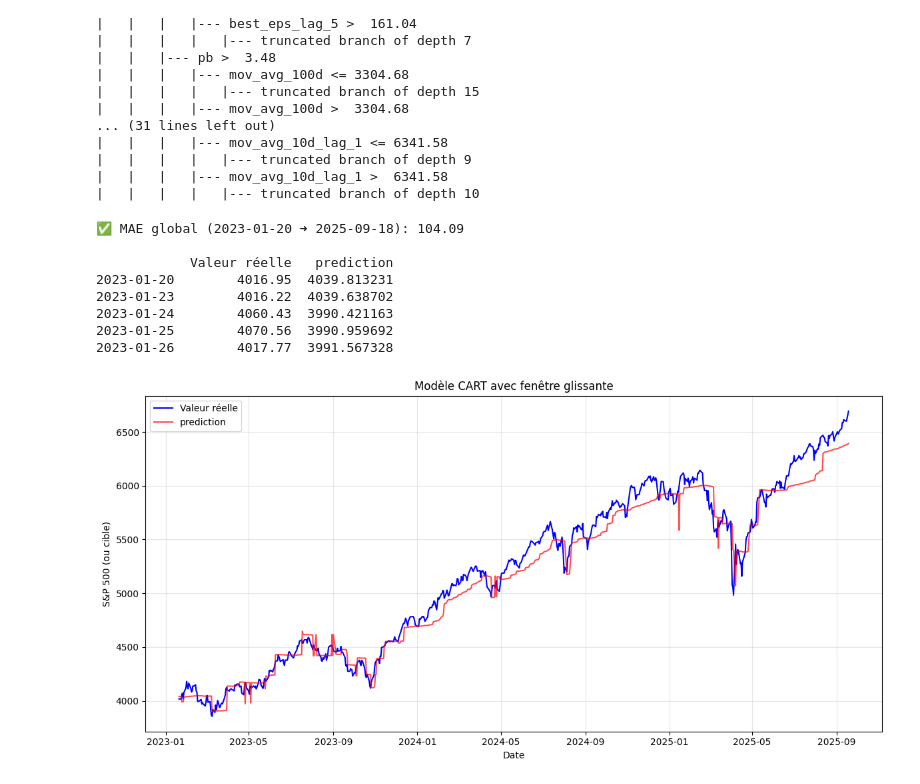
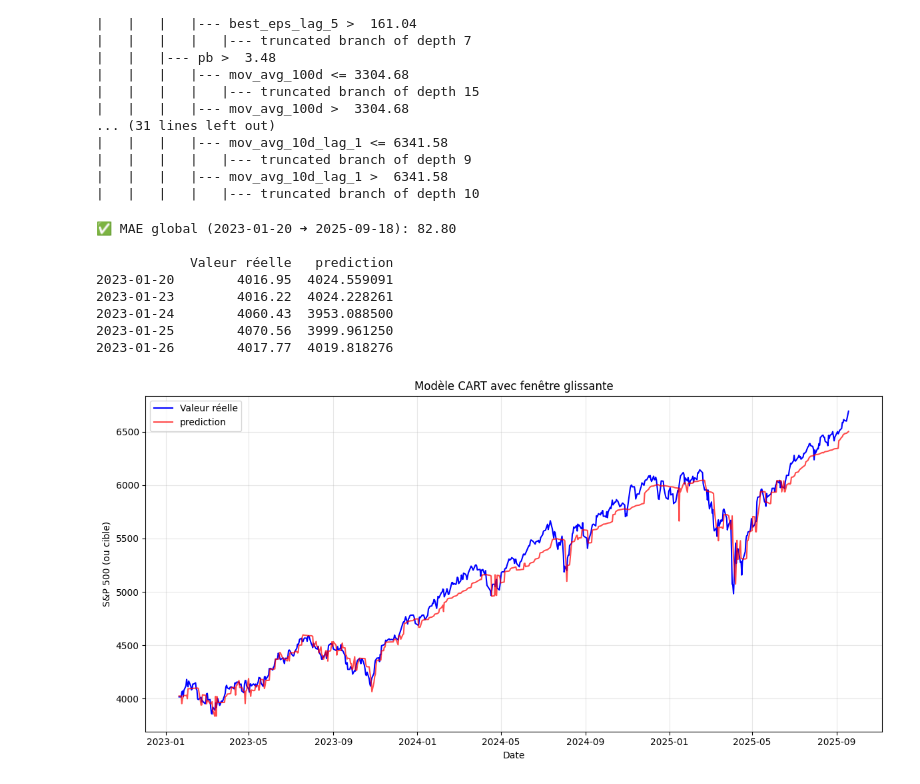
Before and after one commit to Alazuz/bigdata_project, a Jupyter notebook: CART.ipynb, the cells around one changed output. Saved outputs shown, nothing was run; the diff lists cells and outputs as text; code cells hidden in the pictures.

Commit message:
CART

```diff
--- a/CART.ipynb
+++ b/CART.ipynb
@@ -695,7 +695,7 @@ for current_date in pd.date_range(start=start_date, end=end_date, freq='B'):  #
 
     # Entraîner le modèle
     model = DecisionTreeRegressor(
-                max_depth=3,
+                max_depth=6,
                 min_samples_split=50,
                 min_samples_leaf=20,
                 random_state=42
@@ -714,38 +714,38 @@ returns_dates = prediction_dates[1:]
 
 
 # === Résultats === #
 results = pd.DataFrame({
     'Valeur réelle': true_values,
     'prediction': predictions,
     # 'Signal achat': signals
 }, index=prediction_dates)
 
 # === Évaluation === #
 mae = mean_absolute_error(results['Valeur réelle'], results['prediction'])
 print(f"\n✅ MAE global ({start_date} ➜ {end_date}): {mae:.2f}\n")
 
 print(results.head())
 
 # === Affichage === #
 plt.figure(figsize=(12,6))
 plt.plot(results.index, results['Valeur réelle'], label='Valeur réelle', color='blue')
 plt.plot(results.index, results['prediction'], label='prediction', color='red', alpha=0.7)
 plt.title("Modèle CART avec fenêtre glissante")
 plt.xlabel("Date")
 plt.ylabel("S&P 500 (ou cible)")
 plt.legend()
 plt.grid(True, alpha=0.3)
 plt.tight_layout()
 plt.show()
 
-results.to_csv('Test_CART.csv',sep='|')
+results.to_csv('Test_CART_2.csv',sep='|')
 # %% [output]
-✅ MAE global (2023-01-20 ➜ 2025-09-18): 104.09
+✅ MAE global (2023-01-20 ➜ 2025-09-18): 82.80
 
             Valeur réelle   prediction
-2023-01-20        4016.95  4039.813231
-2023-01-23        4016.22  4039.638702
-2023-01-24        4060.43  3990.421163
-2023-01-25        4070.56  3990.959692
-2023-01-26        4017.77  3991.567328
+2023-01-20        4016.95  4024.559091
+2023-01-23        4016.22  4024.228261
+2023-01-24        4060.43  3953.088500
+2023-01-25        4070.56  3999.961250
+2023-01-26        4017.77  4019.818276
-[figure, old version]
+[figure, new version]
```
Also changed, not shown: 1 other file.
